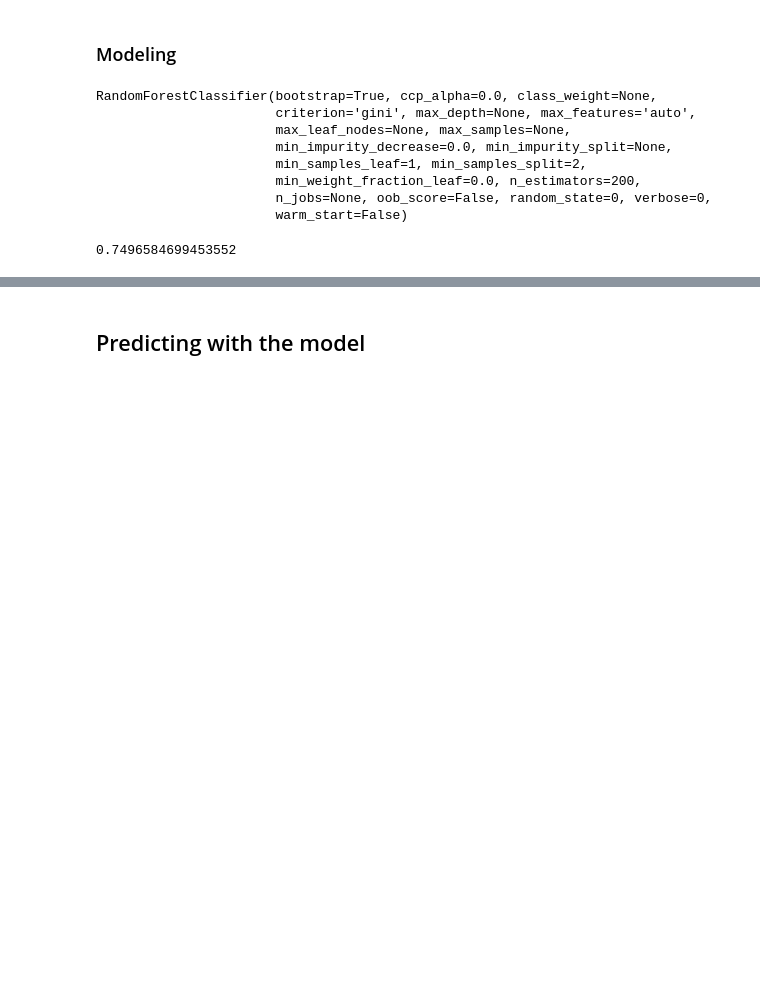
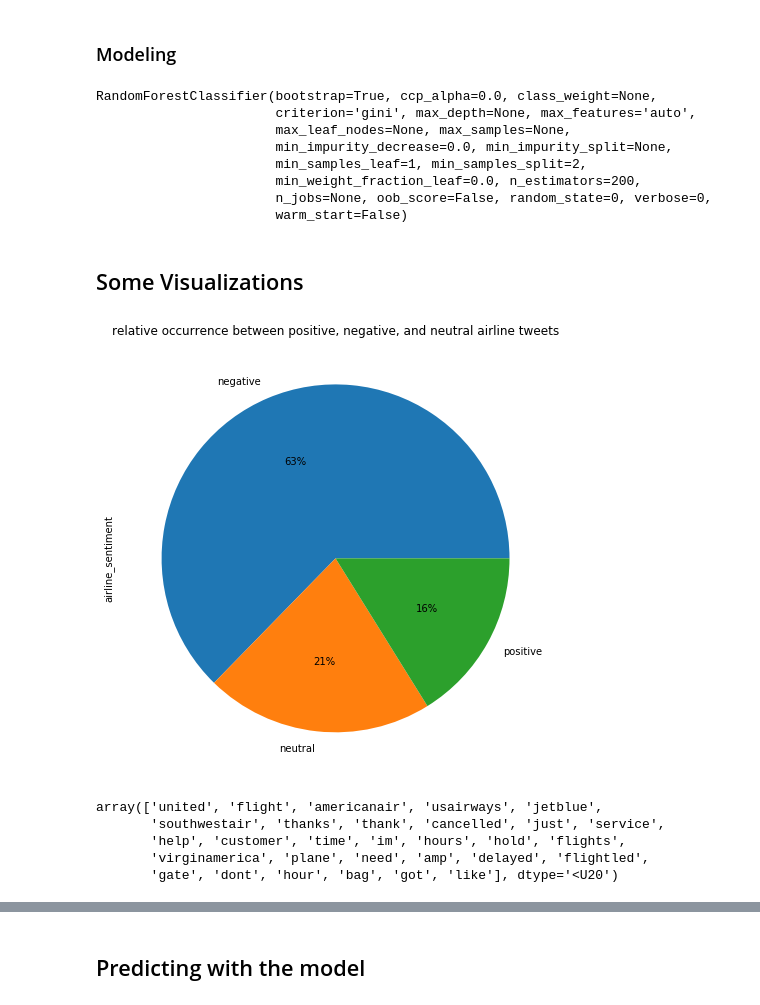
Before and after one commit to caseyh9/Roulette, a Jupyter notebook: sentiment_analysis/twitter-roulette.ipynb, the cells around one changed output, grey strips where cells are left out. Drawn from its saved outputs; the diff is of its cells as text; code cells hidden in the pictures; blank space fills up the shorter version.

Commit message:
added some visualisations

```diff
--- a/sentiment_analysis/twitter-roulette.ipynb
+++ b/sentiment_analysis/twitter-roulette.ipynb
@@ -186,4 +202,21 @@ y_pred = model.predict(X_test)
-# %%
-print(accuracy_score(y_test, y_pred))
-# %% [output]
-0.7496584699453552
+# %% [markdown]
+## Some Visualizations
+# %%
+df['airline_sentiment'].value_counts().plot(kind='pie', autopct='%1.0f%%')
+fig = plt.gcf()
+fig.set_size_inches(8,8)
+plt.title('relative occurrence between positive, negative, and neutral airline tweets')
+plt.show()
+# %% [output]
+[figure, added]
+# %%
+# most frequent words
+words = vectorizer.get_feature_names()
+a = np.argsort(np.sum(tdm.T, axis=1))[::-1][:30]
+np.array(words)[a]
+# %% [output]
+array(['united', 'flight', 'americanair', 'usairways', 'jetblue',
+       'southwestair', 'thanks', 'thank', 'cancelled', 'just', 'service',
+       'help', 'customer', 'time', 'im', 'hours', 'hold', 'flights',
+       'virginamerica', 'plane', 'need', 'amp', 'delayed', 'flightled',
+       'gate', 'dont', 'hour', 'bag', 'got', 'like'], dtype='<U20')
```
Also changed, not shown: parts of 8 cells of this notebook.
